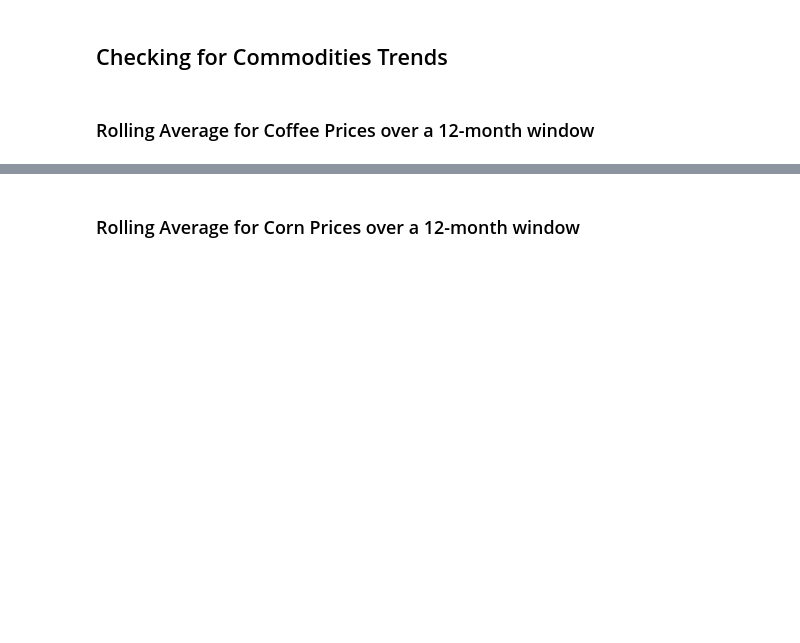
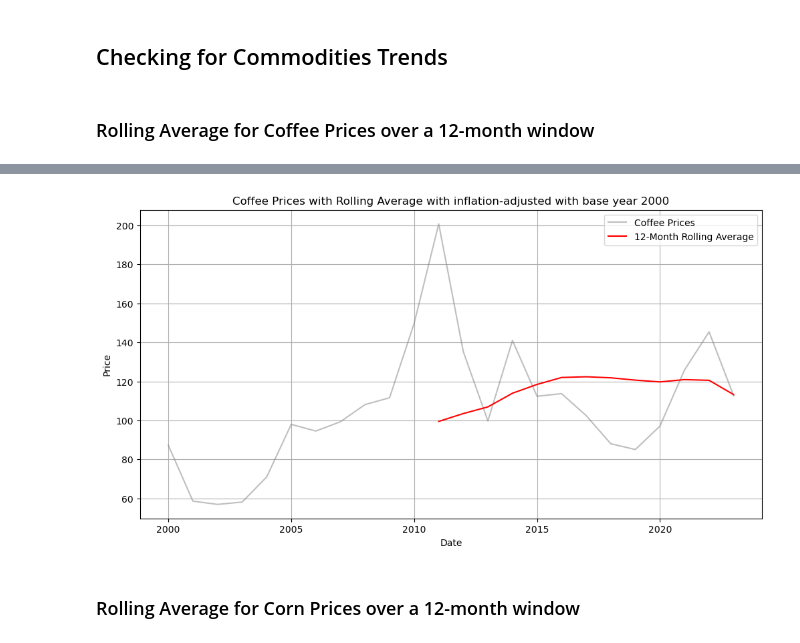
Before and after one commit to MatYohannes/hurricane-agriculture-data, a Jupyter notebook: hurricane_agriculture_analysis.ipynb, the cells around one changed output, grey strips where cells are left out. Saved outputs shown, nothing was run; the diff lists cells and outputs as text; code cells hidden in the pictures; blank space fills up the shorter version.

Commit message:
Completed commodities and economic indicator section. Started Stocks

```diff
--- a/hurricane_agriculture_analysis.ipynb
+++ b/hurricane_agriculture_analysis.ipynb
@@ -673,3 +821,20 @@ plt.show()
+# %%
+# Calculate rolling average for coffee prices over a 12-month window with inflation-adjusted with base year 2000
+commodities_inflation_adjusted['coffee_rolling_avg_infl_adj'] = commodities_inflation_adjusted['coffee_value_adjusted'].rolling(window=12).mean()
+
+# Plot the rolling average
+plt.figure(figsize=(12, 6))
+plt.plot(commodities_inflation_adjusted.index, commodities_inflation_adjusted['coffee_value_adjusted'], label='Coffee Prices', color='grey', alpha=0.5)
+plt.plot(commodities_inflation_adjusted.index, commodities_inflation_adjusted['coffee_rolling_avg_infl_adj'], label='12-Month Rolling Average', color='red')
+
+plt.title('Coffee Prices with Rolling Average with inflation-adjusted with base year 2000')
+plt.xlabel('Date')
+plt.ylabel('Price')
+plt.legend()
+plt.grid()
+plt.show()
+# %% [output]
+[figure, added]
 # %% [markdown]
 ### Rolling Average for Corn Prices over a 12-month window
 # %%
```
Also changed, not shown: parts of 59 cells of this notebook.
